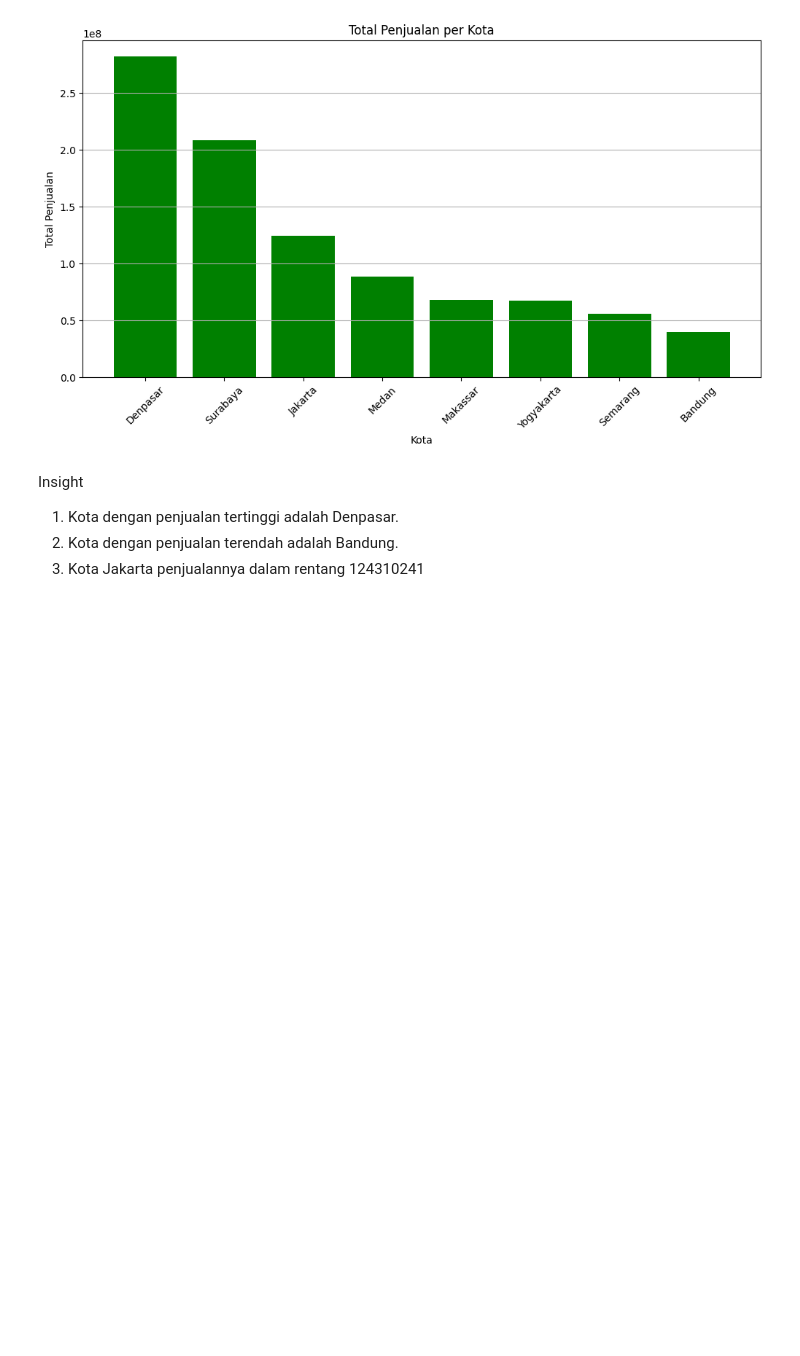
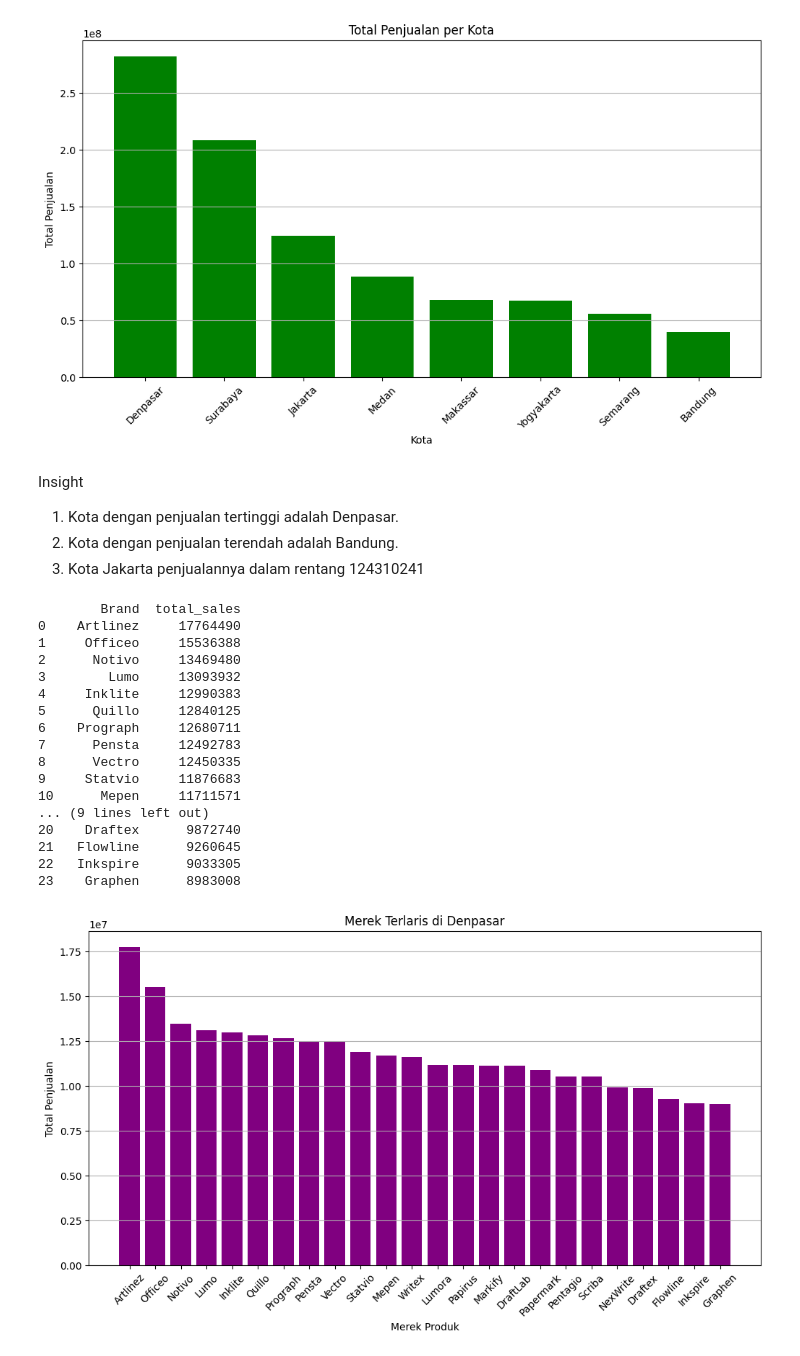
Before and after one commit to reyaput/Data-analysis-exercise, a Jupyter notebook: tokoAlatTulis.ipynb, the cells around one changed output. Cells and saved outputs as stored; diff of their text form; code cells hidden in the pictures; blank space fills up the shorter version.

Commit message:
Update Kota Denpasar

```diff
--- a/tokoAlatTulis.ipynb
+++ b/tokoAlatTulis.ipynb
@@ -277,3 +278,47 @@ Insight
  1. Kota dengan penjualan tertinggi adalah Denpasar.
  2. Kota dengan penjualan terendah adalah Bandung.
  3. Kota Jakarta penjualannya dalam rentang 124310241
+# %%
+# Check di Denpasar Kenapa bisa jadi tertinggi
+
+# Brand yang paling laku di Denpasar
+query_top_brands_denpasar = """
+SELECT
+    Brand,
+    SUM(Grand_Total) AS total_sales
+FROM data_table
+WHERE Kota = 'Denpasar'
+GROUP BY Brand
+ORDER BY total_sales DESC;
+"""
+
+result_top_brands_denpasar = pd.read_sql_query(query_top_brands_denpasar, con=engine)
+print(result_top_brands_denpasar)
+
+plt.figure(figsize=(12, 6))
+plt.bar(result_top_brands_denpasar['Brand'], result_top_brands_denpasar['total_sales'], color='purple')
+plt.title('Merek Terlaris di Denpasar')
+plt.xlabel('Merek Produk')
+plt.ylabel('Total Penjualan')
+plt.xticks(rotation=45)
+plt.grid(axis='y')
+plt.show()
+# %% [output]
+        Brand  total_sales
+0    Artlinez     17764490
+1     Officeo     15536388
+2      Notivo     13469480
+3        Lumo     13093932
+4     Inklite     12990383
+5      Quillo     12840125
+6    Prograph     12680711
+7      Pensta     12492783
+8      Vectro     12450335
+9     Statvio     11876683
+10      Mepen     11711571
+... (9 lines left out)
+20    Draftex      9872740
+21   Flowline      9260645
+22   Inkspire      9033305
+23    Graphen      8983008
+[figure, added]
```
Also changed, not shown: parts of 7 cells of this notebook.
